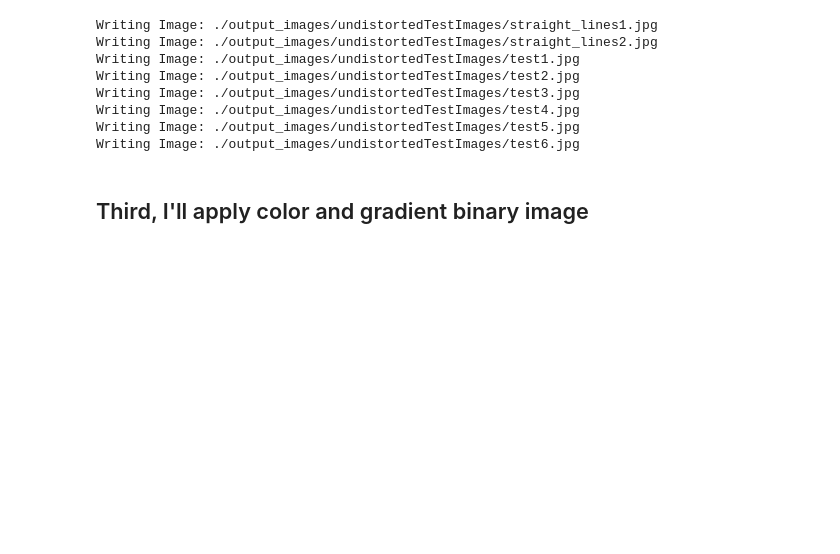
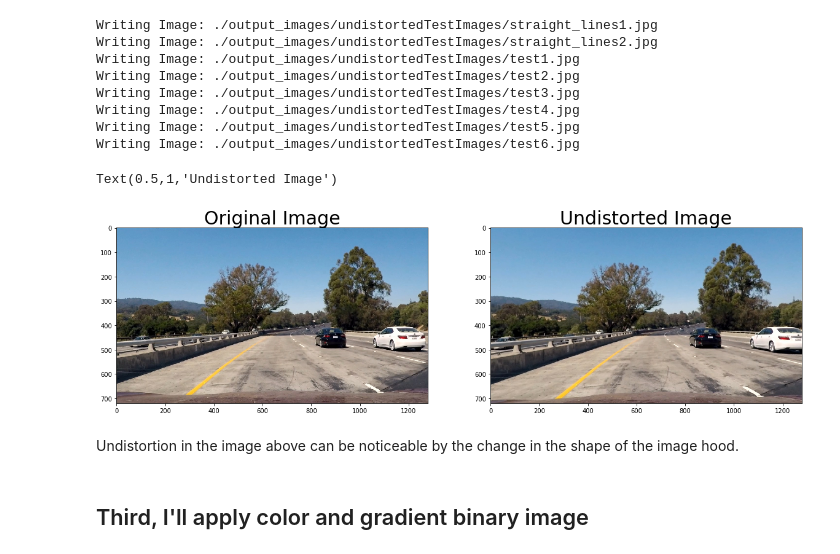
Before and after one commit to kushshukla24/P4_AdvancedLaneLineDetection, a Jupyter notebook: P4_AdvanceLaneLineDetection.ipynb, the cells around one changed output. Drawn from its saved outputs; the diff is of its cells as text; code cells hidden in the pictures; blank space fills up the shorter version.

```diff
--- a/P4_AdvanceLaneLineDetection.ipynb
+++ b/P4_AdvanceLaneLineDetection.ipynb
@@ -196,5 +156,21 @@ Writing Image: ./output_images/undistortedTestImages/test3.jpg
 Writing Image: ./output_images/undistortedTestImages/test4.jpg
 Writing Image: ./output_images/undistortedTestImages/test5.jpg
 Writing Image: ./output_images/undistortedTestImages/test6.jpg
+# %%
+# Showing an undistorted image
+
+img = cv2.imread('./test_images/test1.jpg')
+img = cv2.cvtColor(img, cv2.COLOR_BGR2RGB)
+dst = cv2.undistort(img, mtx, dist, None, mtx)
+f, (ax1, ax2) = plt.subplots(1, 2, figsize=(20,10))
+ax1.imshow(img)
+ax1.set_title('Original Image', fontsize=30)
+ax2.imshow(dst)
+ax2.set_title('Undistorted Image', fontsize=30)
+# %% [output]
+Text(0.5,1,'Undistorted Image')
+[figure, added]
+# %% [markdown]
+Undistortion in the image above can be noticeable by the change in the shape of the image hood.
 # %% [markdown]
 ## Third, I'll apply color and gradient binary image
```
Also changed, not shown: parts of 34 cells of this notebook.
